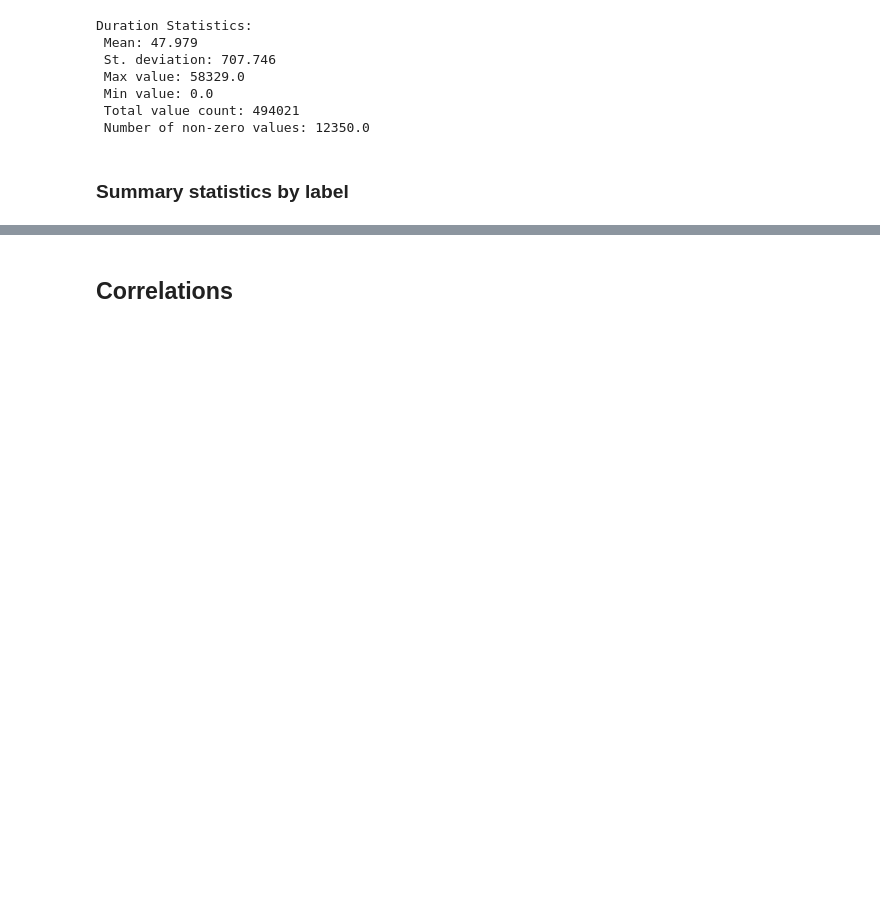
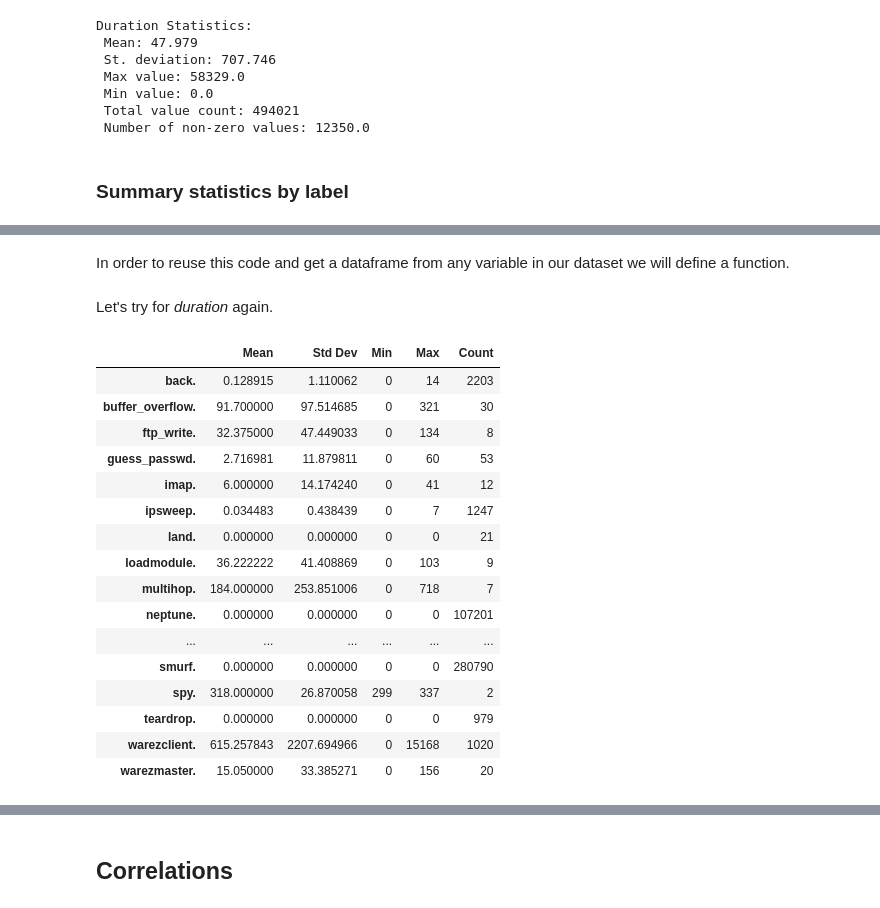
Before and after one commit to jadianes/spark-py-notebooks, a Jupyter notebook: nb7-mllib-statistics/nb7-mllib-statistics.ipynb, the cells around one changed output, grey strips where cells are left out. Saved outputs shown, nothing was run; the diff lists cells and outputs as text; code cells hidden in the pictures; blank space fills up the shorter version.

```diff
--- a/nb7-mllib-statistics/nb7-mllib-statistics.ipynb
+++ b/nb7-mllib-statistics/nb7-mllib-statistics.ipynb
@@ -71,0 +204,31 @@ The interesting part of summary statistics for our case comes from being able to
+# %% [markdown]
+In order to reuse this code and get a dataframe from any variable in our dataset we will define a function.
+# %%
+def get_variable_stats_df(stats_by_label, column_i):
+    column_stats_by_label = [
+        (stat[0], np.array([float(stat[1].mean()[column_i]), float(sqrt(stat[1].variance()[column_i])), float(stat[1].min()[column_i]), float(stat[1].max()[column_i]), int(stat[1].count())]))
+        for stat in stats_by_label
+    ]
+    return pd.DataFrame.from_items(column_stats_by_label, columns=["Mean", "Std Dev", "Min", "Max", "Count"], orient='index')
+# %% [markdown]
+Let's try for *duration* again.
+# %%
+get_variable_stats_df(stats_by_label,0)
+# %% [output]
+|  | Mean | Std Dev | Min | Max | Count |
+| back. | 0.128915 | 1.110062 | 0 | 14 | 2203 |
+| buffer_overflow. | 91.700000 | 97.514685 | 0 | 321 | 30 |
+| ftp_write. | 32.375000 | 47.449033 | 0 | 134 | 8 |
+| guess_passwd. | 2.716981 | 11.879811 | 0 | 60 | 53 |
+| imap. | 6.000000 | 14.174240 | 0 | 41 | 12 |
+| ipsweep. | 0.034483 | 0.438439 | 0 | 7 | 1247 |
+| land. | 0.000000 | 0.000000 | 0 | 0 | 21 |
+| loadmodule. | 36.222222 | 41.408869 | 0 | 103 | 9 |
+| multihop. | 184.000000 | 253.851006 | 0 | 718 | 7 |
+| neptune. | 0.000000 | 0.000000 | 0 | 0 | 107201 |
+| ... | ... | ... | ... | ... | ... |
+| smurf. | 0.000000 | 0.000000 | 0 | 0 | 280790 |
+| spy. | 318.000000 | 26.870058 | 299 | 337 | 2 |
+| teardrop. | 0.000000 | 0.000000 | 0 | 0 | 979 |
+| warezclient. | 615.257843 | 2207.694966 | 0 | 15168 | 1020 |
+| warezmaster. | 15.050000 | 33.385271 | 0 | 156 | 20 |
```
Also changed, not shown: parts of 32 cells of this notebook, 1 other file.
